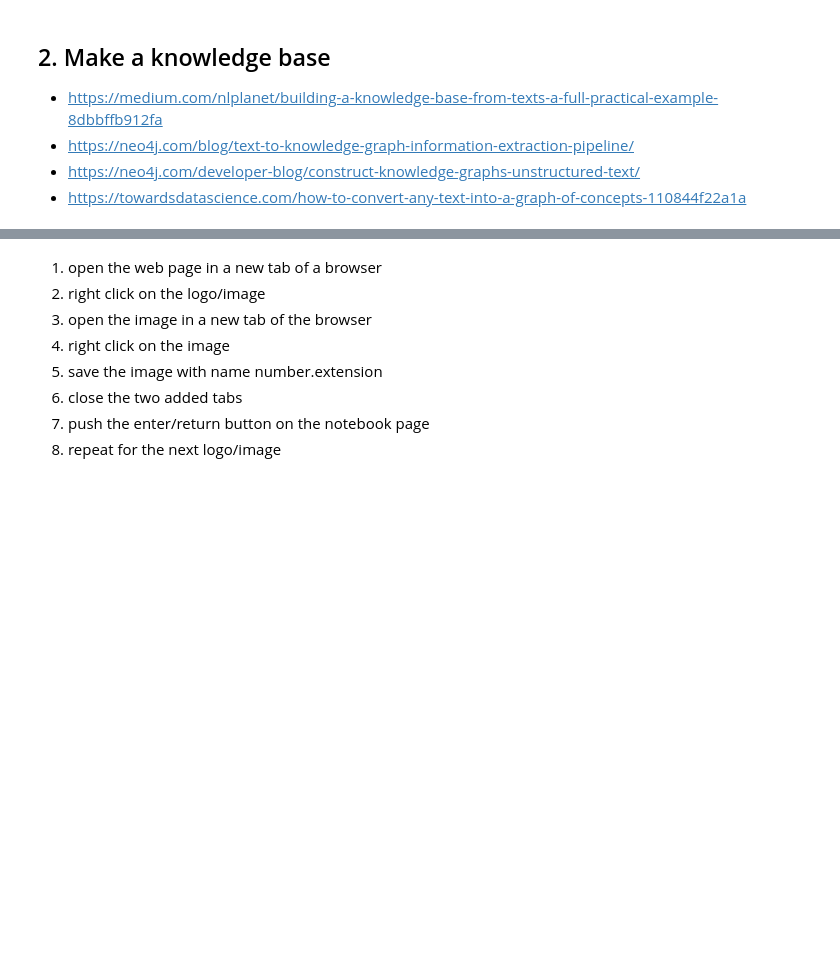
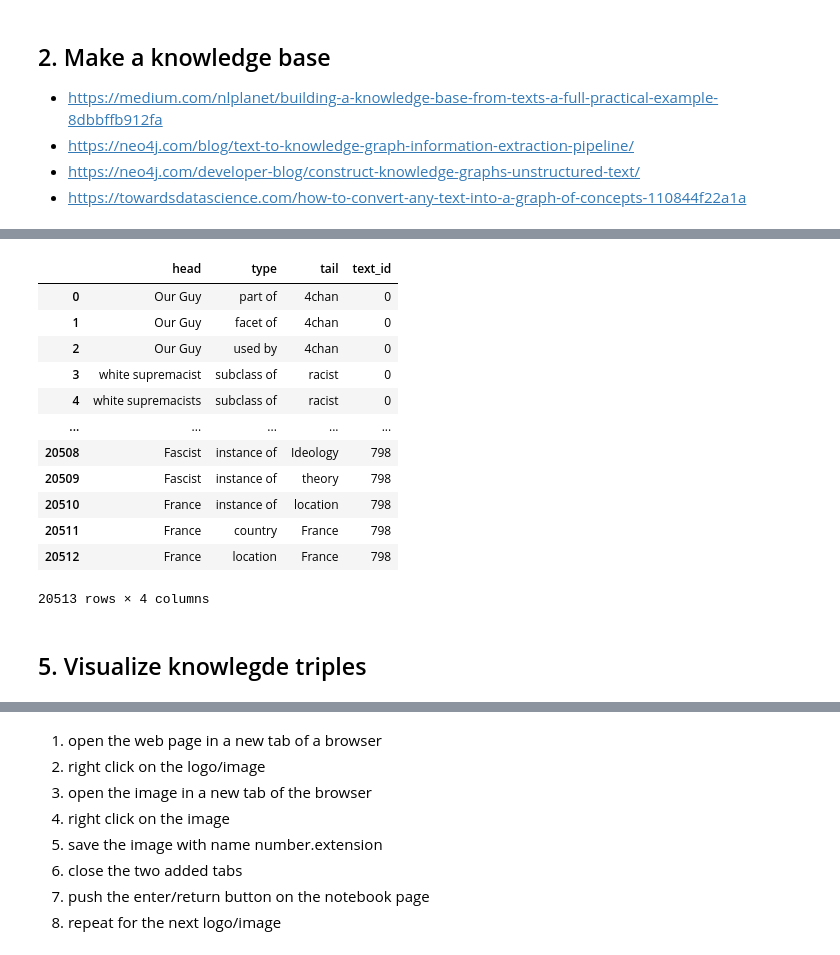
Before and after one commit to EyeofBeholder-NLeSC/notebooks, a Jupyter notebook: gpahe_process.ipynb, the cells around one changed output, grey strips where cells are left out. Drawn from its saved outputs; the diff is of its cells as text; code cells hidden in the pictures; blank space fills up the shorter version.

```diff
--- a/gpahe_process.ipynb
+++ b/gpahe_process.ipynb
@@ -152,0 +317,13 @@ count(data_nlp_df, "dates")
+# %%
+# https://gist.githubusercontent.com/fabiochiusano/a720da218ee8d19de3130fa36c23a69b/raw/a9b94a3ddbad61cfb3713234476423fffbfdca41/kb_7.py
+
+def extract_relations_per_text(texts):
+    relations_per_text = []
+    for text in texts:
+        relations = []
+        for sentence in sent_tokenize(text):
+            kb = from_small_text_to_kb(sentence, verbose=True)
+            relations.extend(kb.__dict__["relations"])
+        relations_per_text.append(relations)
+        squeal(f"{len(relations_per_text)}: {sum([len(relations) for relations in relations_per_text])/len(relations_per_text)}")
+    return relations_per_text
@@ -152,0 +341,9 @@ count(data_nlp_df, "dates")
+# %%
+def convert_relations_to_df(relations_per_text):
+    relations_list = []
+    for counter in range(0, len(relations_per_text)):
+        for relation in relations_per_text[counter]:
+            relation["text_id"] = counter
+            relations_list.append(relation)
+    relations_df = pd.DataFrame(relations_list)
+    return relations_df
@@ -152,0 +393,2 @@ count(data_nlp_df, "dates")
+# %%
+relations_per_text = extract_relations_per_text(texts)
@@ -152,0 +415,2 @@ count(data_nlp_df, "dates")
+# %%
+relations_df = convert_relations_to_df(relations_per_text)
@@ -152,0 +473,18 @@ count(data_nlp_df, "dates")
+# %%
+relations_df
+# %% [output]
+|  | head | type | tail | text_id |
+| 0 | Our Guy | part of | 4chan | 0 |
+| 1 | Our Guy | facet of | 4chan | 0 |
+| 2 | Our Guy | used by | 4chan | 0 |
+| 3 | white supremacist | subclass of | racist | 0 |
+| 4 | white supremacists | subclass of | racist | 0 |
+| ... | ... | ... | ... | ... |
+| 20508 | Fascist | instance of | Ideology | 798 |
+| 20509 | Fascist | instance of | theory | 798 |
+| 20510 | France | instance of | location | 798 |
+| 20511 | France | country | France | 798 |
+| 20512 | France | location | France | 798 |
+20513 rows × 4 columns
+# %% [markdown]
+## 5. Visualize knowlegde triples
```
Also changed, not shown: parts of 43 cells of this notebook.
